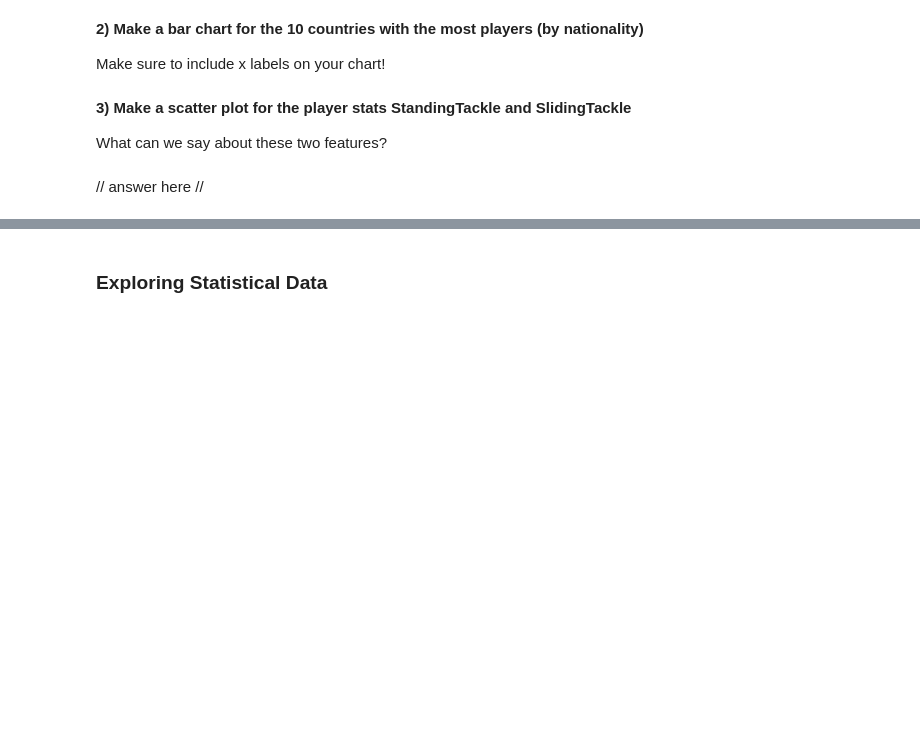
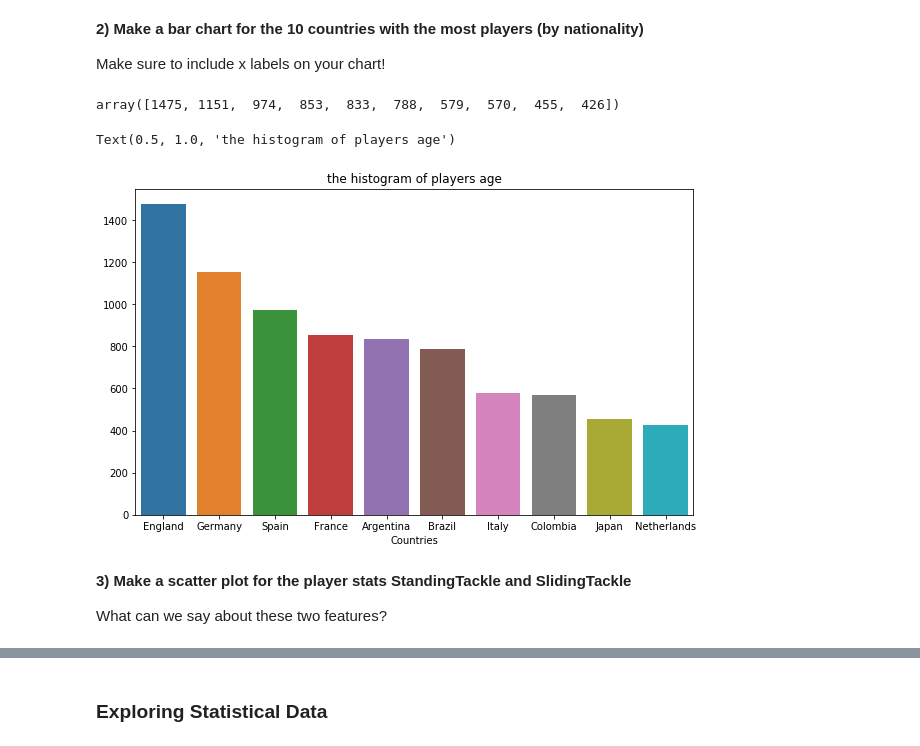
Before and after one commit to learn-co-students/module-1-code-challenge-round-1-seattle-ds-career-051319-dsc-module-1-assessment-1562691756, a Jupyter notebook: index.ipynb, the cells around one changed output, grey strips where cells are left out. Cells and saved outputs as stored; diff of their text form; code cells hidden in the pictures; blank space fills up the shorter version.

```diff
--- a/index.ipynb
+++ b/index.ipynb
@@ -200,9 +290,23 @@ import seaborn as sns
 Make sure to include x labels on your chart!
 # %%
 #code here to get the top 10 countries with the most players
+agg = df.groupby(['Nationality']).agg(['count'])
+top_ten = agg.ID.sort_values(by='count', ascending=False).head(10)
+# %%
+top_ten.values.reshape(-1)
+# %% [output]
+array([1475, 1151,  974,  853,  833,  788,  579,  570,  455,  426])
+# %%
+top = pd.DataFrame(data=list(top_ten.values), index=top_ten.index)
 # %%
 #code here to plot a bar chart
-plt.subplots(figsize=(10,6))
+fig,ax = plt.subplots(figsize=(10,6))
+ax = sns.barplot(x=top.index, y=top_ten.values.reshape(-1))
+plt.xlabel('Countries')
+plt.title('the histogram of players age')
+# %% [output]
+Text(0.5, 1.0, 'the histogram of players age')
+[figure, added]
 # %% [markdown]
 <b> 3) Make a scatter plot for the player stats StandingTackle and SlidingTackle
 
@@ -212,2 +313,0 @@ What can we say about these two features? </b>
-# %% [markdown]
-// answer here //
```
Also changed, not shown: parts of 39 cells of this notebook.
